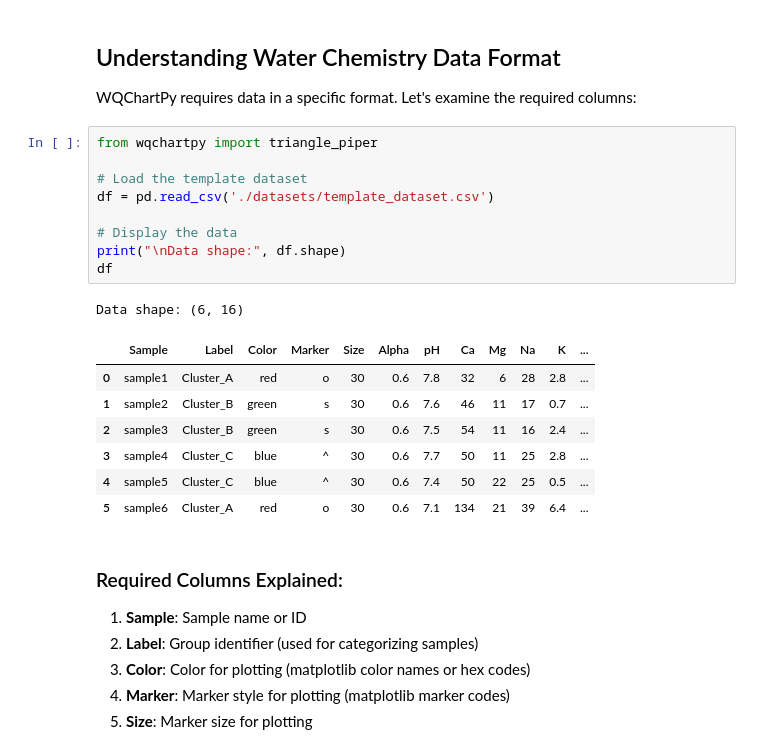
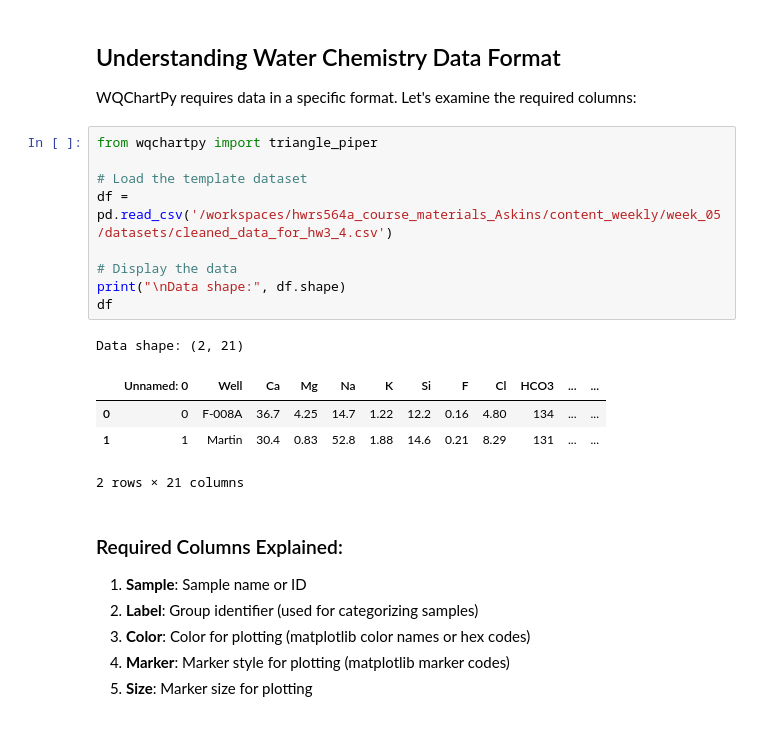
Before and after one commit to HWRS564-hydrogeologic-analysis/hwrs564a_course_materials_Askins, a Jupyter notebook: content_weekly/week_05/chem_1_Introduction_to_WQChartPy.ipynb, the cells around one changed output. Cells and saved outputs as stored; diff of their text form.

```diff
--- a/content_weekly/week_05/chem_1_Introduction_to_WQChartPy.ipynb
+++ b/content_weekly/week_05/chem_1_Introduction_to_WQChartPy.ipynb
@@ -38,21 +38,18 @@ WQChartPy requires data in a specific format. Let's examine the required columns
 # %%
 from wqchartpy import triangle_piper
 
 # Load the template dataset
-df = pd.read_csv('./datasets/template_dataset.csv')
+df = pd.read_csv('/workspaces/hwrs564a_course_materials_Askins/content_weekly/week_05/datasets/cleaned_data_for_hw3_4.csv')
 
 # Display the data
 print("\nData shape:", df.shape)
 df
 # %% [output]
-Data shape: (6, 16)
+Data shape: (2, 21)
-|  | Sample | Label | Color | Marker | Size | Alpha | pH | Ca | Mg | Na | K | ... |
-| 0 | sample1 | Cluster_A | red | o | 30 | 0.6 | 7.8 | 32 | 6 | 28 | 2.8 | ... |
-| 1 | sample2 | Cluster_B | green | s | 30 | 0.6 | 7.6 | 46 | 11 | 17 | 0.7 | ... |
-| 2 | sample3 | Cluster_B | green | s | 30 | 0.6 | 7.5 | 54 | 11 | 16 | 2.4 | ... |
-| 3 | sample4 | Cluster_C | blue | ^ | 30 | 0.6 | 7.7 | 50 | 11 | 25 | 2.8 | ... |
-| 4 | sample5 | Cluster_C | blue | ^ | 30 | 0.6 | 7.4 | 50 | 22 | 25 | 0.5 | ... |
-| 5 | sample6 | Cluster_A | red | o | 30 | 0.6 | 7.1 | 134 | 21 | 39 | 6.4 | ... |
+|  | Unnamed: 0 | Well | Ca | Mg | Na | K | Si | F | Cl | HCO3 | ... | ... |
+| 0 | 0 | F-008A | 36.7 | 4.25 | 14.7 | 1.22 | 12.2 | 0.16 | 4.80 | 134 | ... | ... |
+| 1 | 1 | Martin | 30.4 | 0.83 | 52.8 | 1.88 | 14.6 | 0.21 | 8.29 | 131 | ... | ... |
+2 rows × 21 columns
 # %% [markdown]
 ### Required Columns Explained:
 
```
Also changed, not shown: parts of 6 cells of this notebook, 3 other files.
